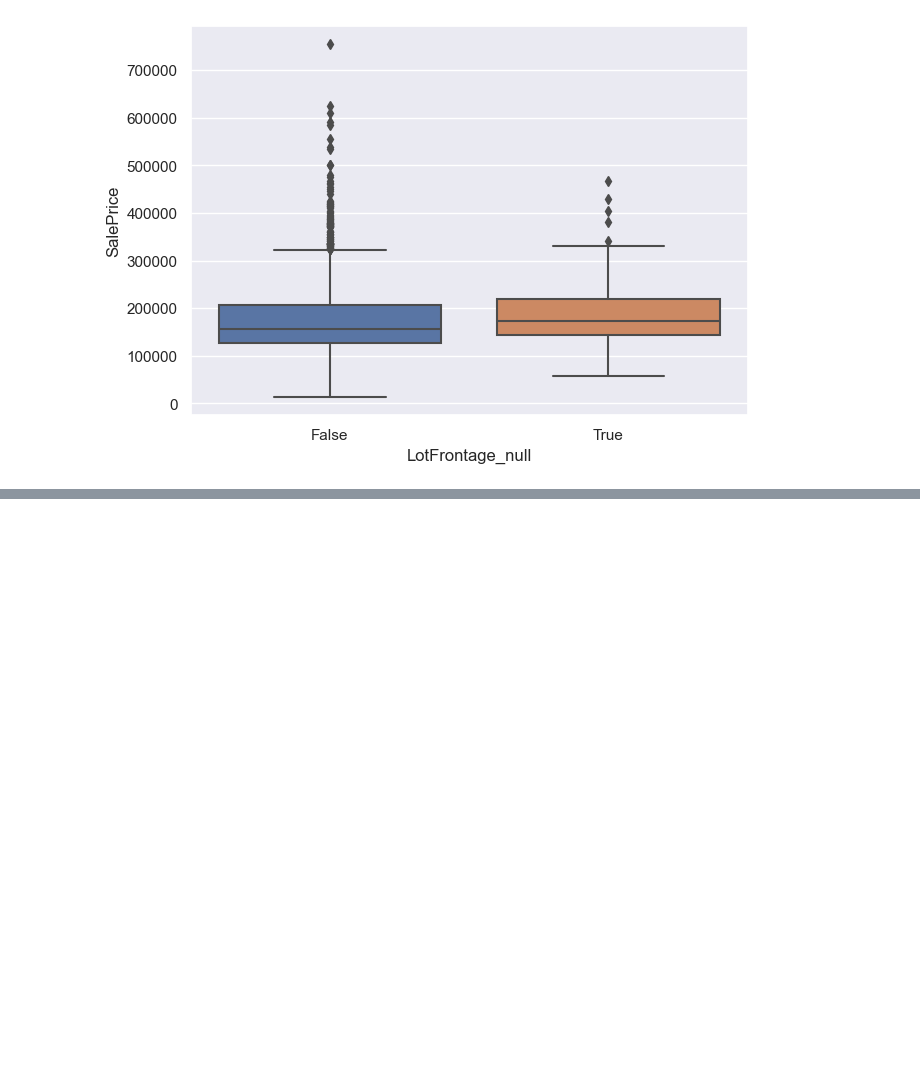
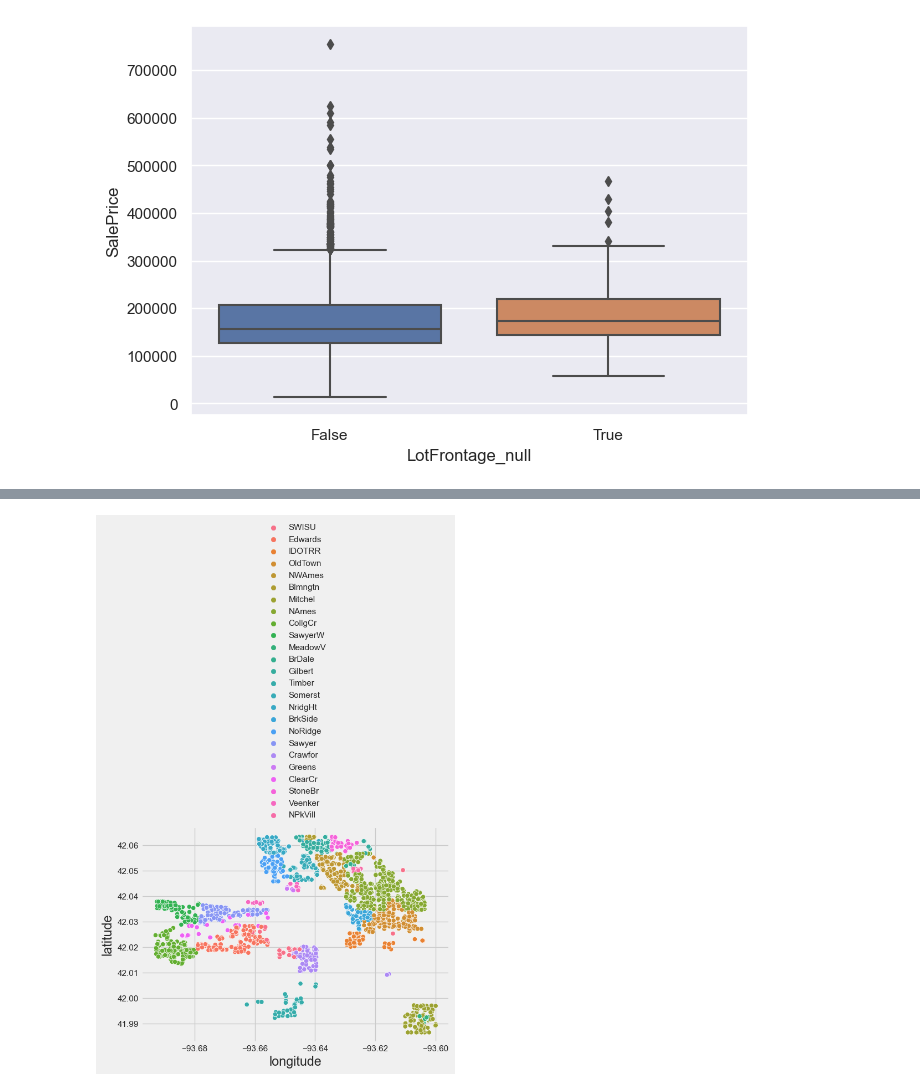
Before and after one commit to nikita-agrawal/Ames-Housing-Analysis, a Jupyter notebook: Hayden/housing_eda_hayden.ipynb, the cells around one changed output, grey strips where cells are left out. Cells and saved outputs as stored; diff of their text form; code cells hidden in the pictures; blank space fills up the shorter version.

```diff
--- a/Hayden/housing_eda_hayden.ipynb
+++ b/Hayden/housing_eda_hayden.ipynb
@@ -440,0 +478,10 @@ plt.show()
+# %%
+graph_df = housing[(housing['latitude']>=41.9)&(housing['longitude']<=-93.59)]
+g = sns.scatterplot(data = graph_df, y = 'latitude',x = 'longitude',hue='Neighborhood')
+sns.move_legend(
+    g, "lower center",
+    bbox_to_anchor=(.5, 1), title=None, frameon=False,
+)
+plt.show()
+# %% [output]
+[figure, added]
```
Also changed, not shown: parts of 8 cells of this notebook, 2 other files.
